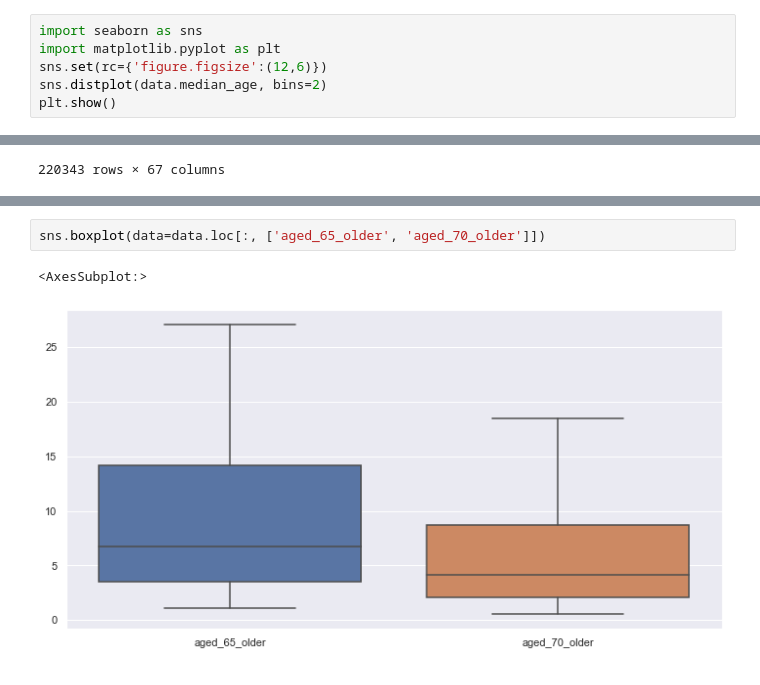
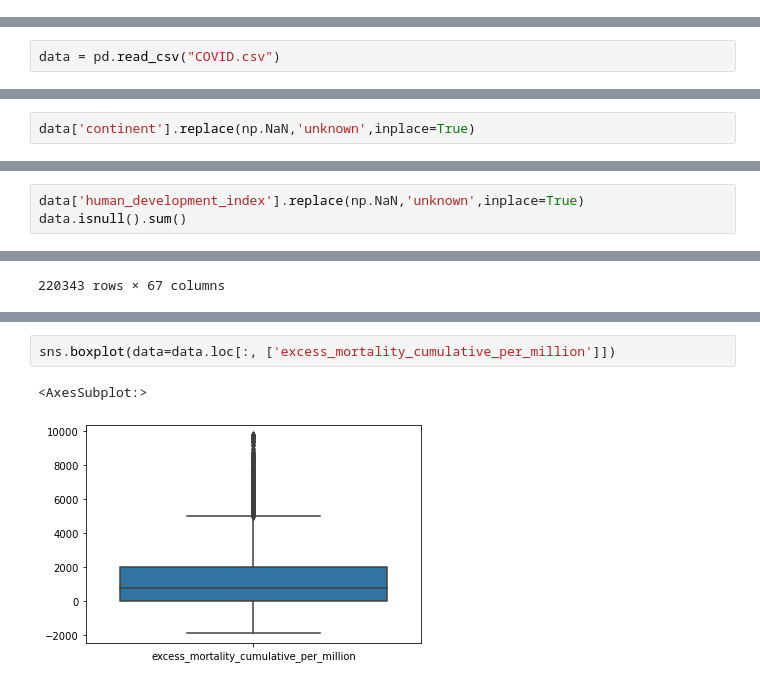
Before and after one commit to Vendikattu/COVID-19-world-data, a Jupyter notebook: COVID.ipynb, the cells around one changed output, grey strips where cells are left out. Drawn from its saved outputs; the diff is of its cells as text.

```diff
--- a/COVID.ipynb
+++ b/COVID.ipynb
@@ -132,6 +177,0 @@ plt.show()
-# %%
-import seaborn as sns
-import matplotlib.pyplot as plt
-sns.set(rc={'figure.figsize':(12,6)})
-sns.distplot(data.median_age, bins=2)
-plt.show()
@@ -144,0 +183,2 @@ sns.heatmap(data.isnull(),yticklabels=False,cbar=False,cmap='viridis')
+# %%
+data = pd.read_csv("COVID.csv")
@@ -144,0 +202,2 @@ sns.heatmap(data.isnull(),yticklabels=False,cbar=False,cmap='viridis')
+# %%
+data['continent'].replace(np.NaN,'unknown',inplace=True)
@@ -144,0 +221,3 @@ sns.heatmap(data.isnull(),yticklabels=False,cbar=False,cmap='viridis')
+# %%
+data['human_development_index'].replace(np.NaN,'unknown',inplace=True)
+data.isnull().sum()
@@ -167,5 +437,5 @@ sns.boxplot(x=data['gdp_per_capita'])
 # %%
-sns.boxplot(data=data.loc[:, ['aged_65_older', 'aged_70_older']])
+sns.boxplot(data=data.loc[:, ['excess_mortality_cumulative_per_million']])
 # %% [output]
 <AxesSubplot:>
-[figure, old version]
+[figure, new version]
```
Also changed, not shown: parts of 140 cells of this notebook.
